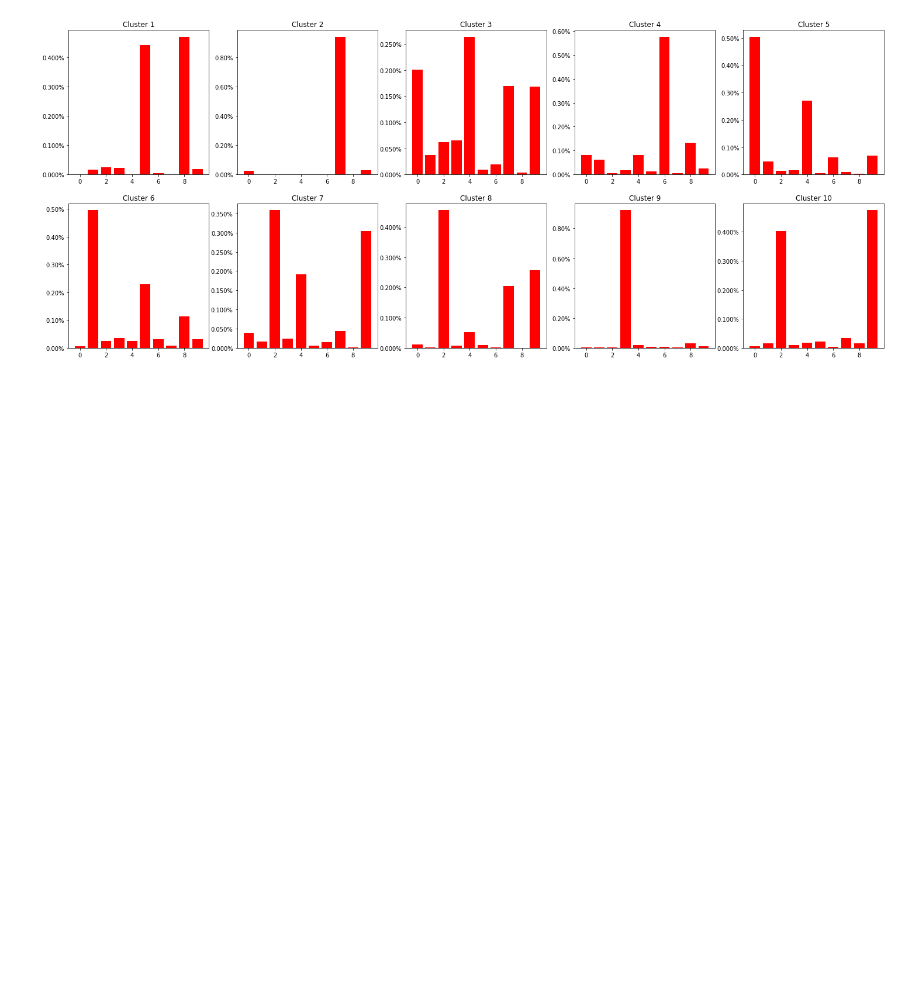
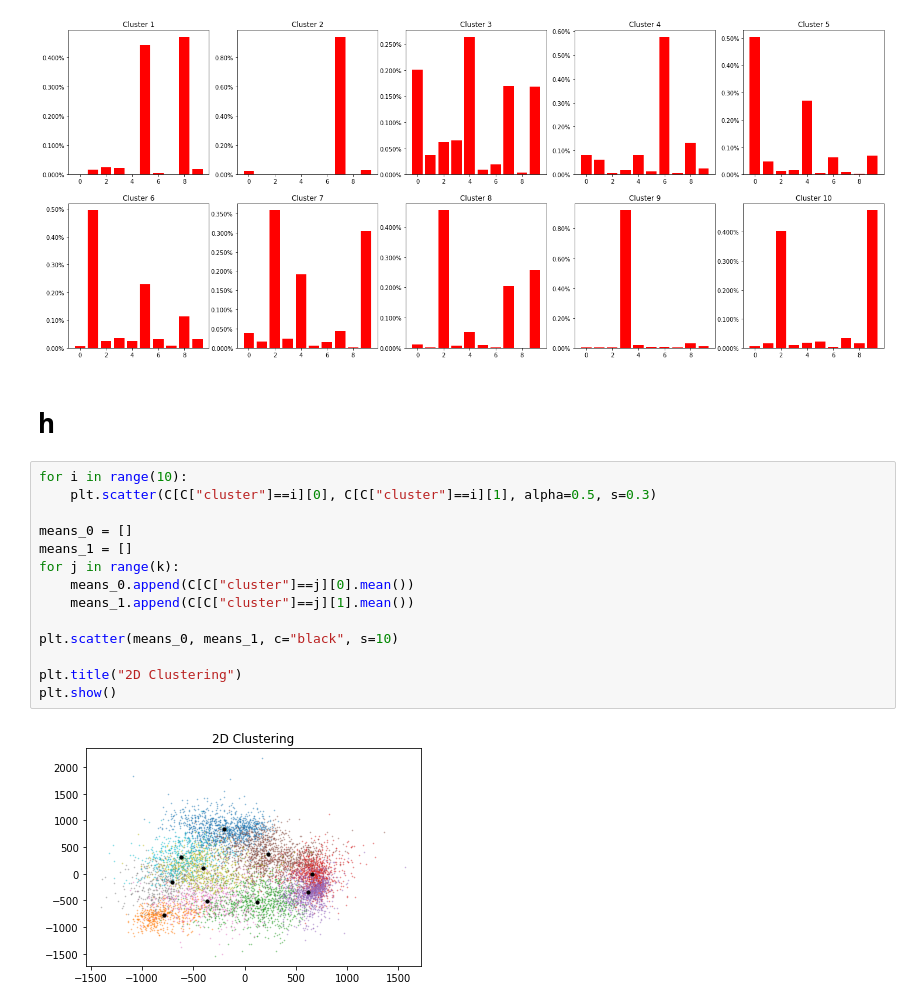
Before and after one commit to AUT-Student/SPR-HW4, a Jupyter notebook: P4/P4.ipynb, the cells around one changed output. Cells and saved outputs as stored; diff of their text form; blank space fills up the shorter version.

```diff
--- a/P4/P4.ipynb
+++ b/P4/P4.ipynb
@@ -466,3 +450,21 @@ fig.set_size_inches(25,10)
 plt.show()
 # %% [output]
 [figure]
+# %% [markdown]
+# h
+# %%
+for i in range(10):
+    plt.scatter(C[C["cluster"]==i][0], C[C["cluster"]==i][1], alpha=0.5, s=0.3)
+
+means_0 = []
+means_1 = []
+for j in range(k):
+    means_0.append(C[C["cluster"]==j][0].mean())
+    means_1.append(C[C["cluster"]==j][1].mean())
+
+plt.scatter(means_0, means_1, c="black", s=10)
+
+plt.title("2D Clustering")
+plt.show()
+# %% [output]
+[figure, added]
```
Also changed, not shown: parts of 2 cells of this notebook, 1 other file.
